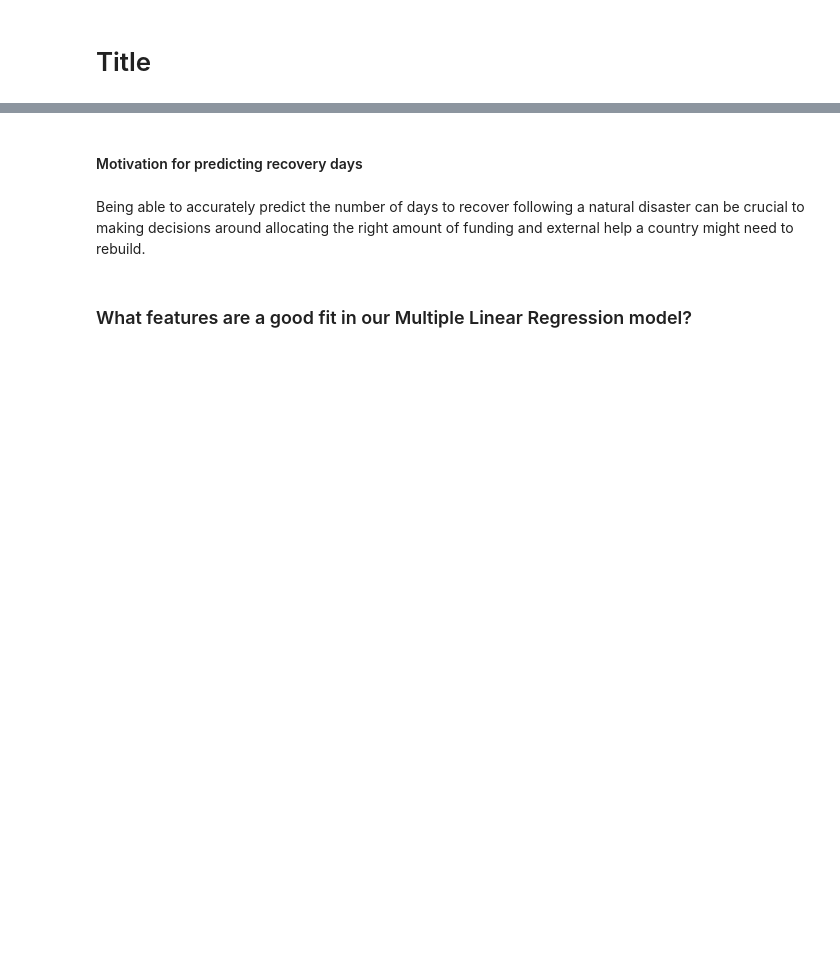
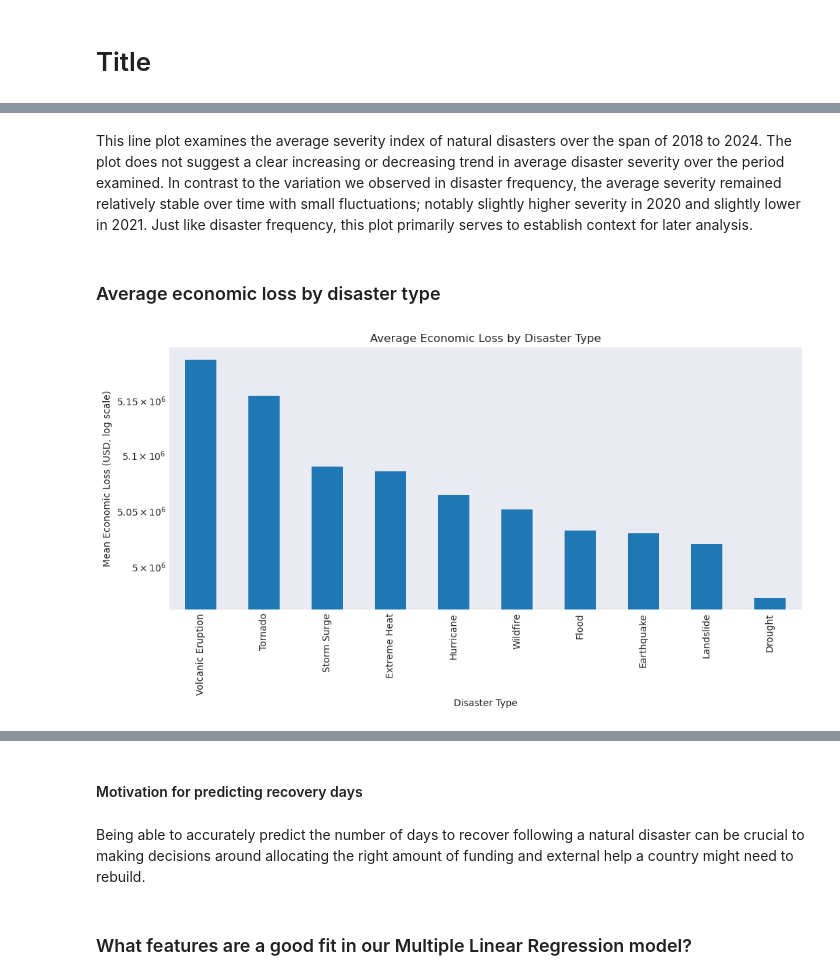
Before and after one commit to UCB-stat-159-f25/ucb-stat-159-f25-classroom-final-final, a Jupyter notebook: main.ipynb, the cells around one changed output, grey strips where cells are left out. Drawn from its saved outputs; the diff is of its cells as text; code cells hidden in the pictures; blank space fills up the shorter version.

```diff
--- a/main.ipynb
+++ b/main.ipynb
@@ -6,0 +21,8 @@ space for other analysis
+# %% [markdown]
+This line plot examines the average severity index of natural disasters over the span of 2018 to 2024. The plot does not suggest a clear increasing or decreasing trend in average disaster severity over the period examined. In contrast to the variation we observed in disaster frequency, the average severity remained relatively stable over time with small fluctuations; notably slightly higher severity in 2020 and slightly lower in 2021. Just like disaster frequency, this plot primarily serves to establish context for later analysis.
+# %% [markdown]
+### Average economic loss by disaster type
+# %%
+Image(filename="figures/avg_economic_loss_by_disaster_type.png")
+# %% [output]
+[figure, added]
```
Also changed, not shown: parts of 18 cells of this notebook.
